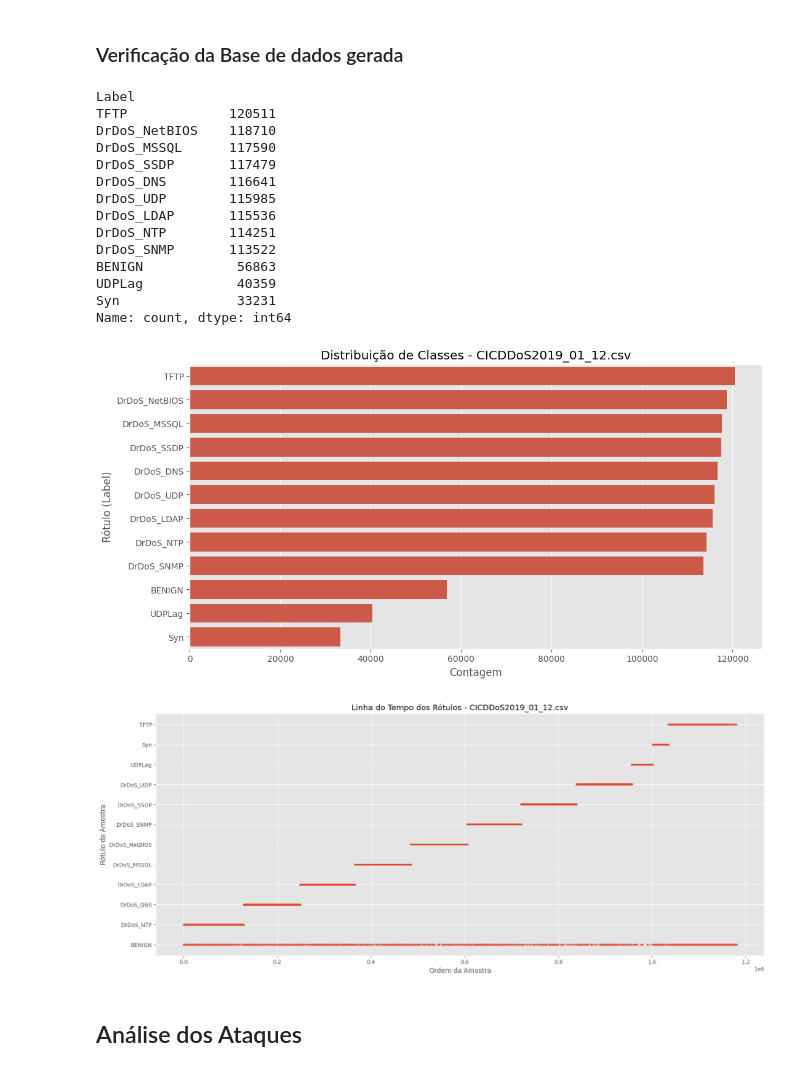
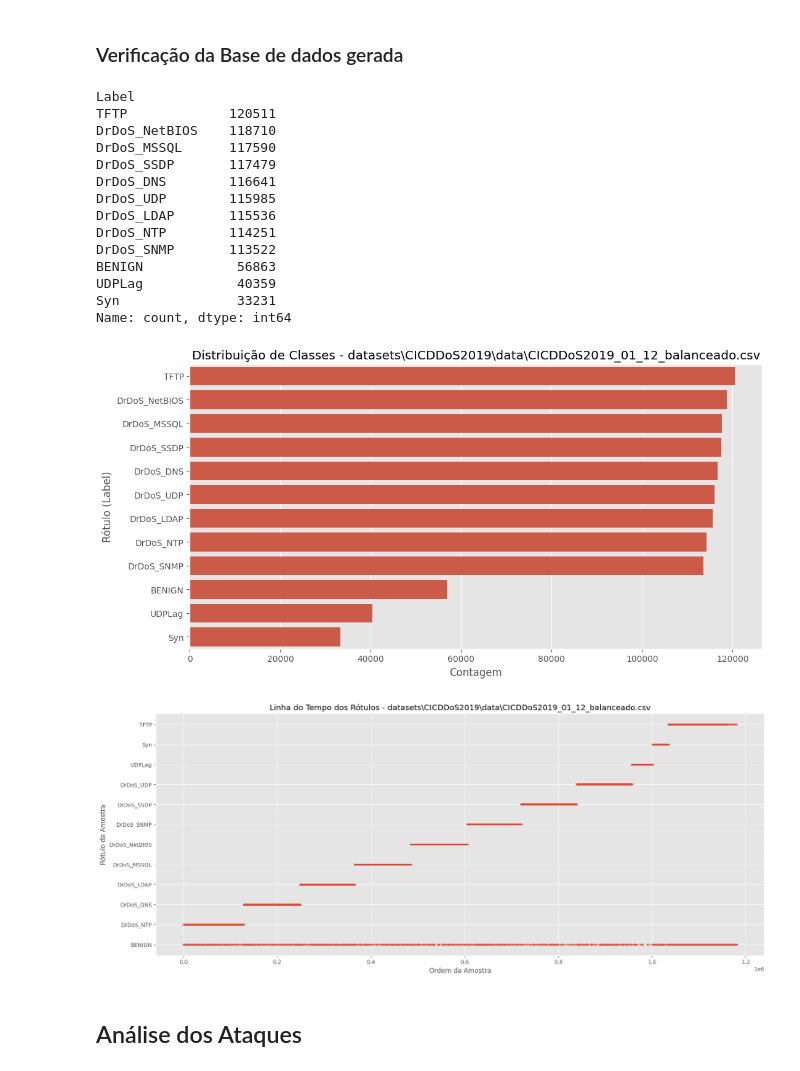
Before and after one commit to iRocktys/anomaly-detection-data-stream, a Jupyter notebook: Data.ipynb, the cells around one changed output. Saved outputs shown, nothing was run; the diff lists cells and outputs as text; code cells hidden in the pictures.

```diff
--- a/Data.ipynb
+++ b/Data.ipynb
@@ -274,8 +274,8 @@ plt.style.use('ggplot')
 
 # --- Carregar o Dataset de Teste ---
 # file = 'datasets\CICDDoS2019\CICDDoS2019_03_11.csv'
-# file = 'datasets\CICDDoS2019\CICDDoS2019_01_12.csv'
-file = 'CICDDoS2019_01_12.csv'
+file = 'datasets\CICDDoS2019\data\CICDDoS2019_01_12_balanceado.csv'
+# file = 'CICDDoS2019_01_12.csv'
 
 df = pd.read_csv(file)
 
@@ -292,35 +292,35 @@ plt.show()
 
 # Ordenar o DataFrame pelo Timestamp e plotar o gráfico da linha do tempo
 df['Timestamp'] = pd.to_datetime(df['Timestamp'])
 df_sorted = df.sort_values(by='Timestamp')
 
 # Resetar o index para que o eixo X do gráfico seja a ordem da amostra
 df_sorted = df_sorted.reset_index(drop=True)
 
 # --- Gráfico da Ordem dos Rótulos ---
 plt.figure(figsize=(20, 8))
 plt.scatter(df_sorted.index, df_sorted['Label'], s=5, alpha=0.7)
 plt.title(f'Linha do Tempo dos Rótulos - {file}')
 plt.xlabel('Ordem da Amostra')
 plt.ylabel('Rótulo da Amostra')
 plt.show()
 # %% [output]
 Label
 TFTP             120511
 DrDoS_NetBIOS    118710
 DrDoS_MSSQL      117590
 DrDoS_SSDP       117479
 DrDoS_DNS        116641
 DrDoS_UDP        115985
 DrDoS_LDAP       115536
 DrDoS_NTP        114251
 DrDoS_SNMP       113522
 BENIGN            56863
 UDPLag            40359
 Syn               33231
 Name: count, dtype: int64
-[figure, old version]
+[figure, new version]
-[figure, old version]
+[figure, new version]
 # %% [markdown]
 ## Análise dos Ataques
 # %% [markdown]
```
Also changed, not shown: parts of 7 cells of this notebook, 1 other file.
